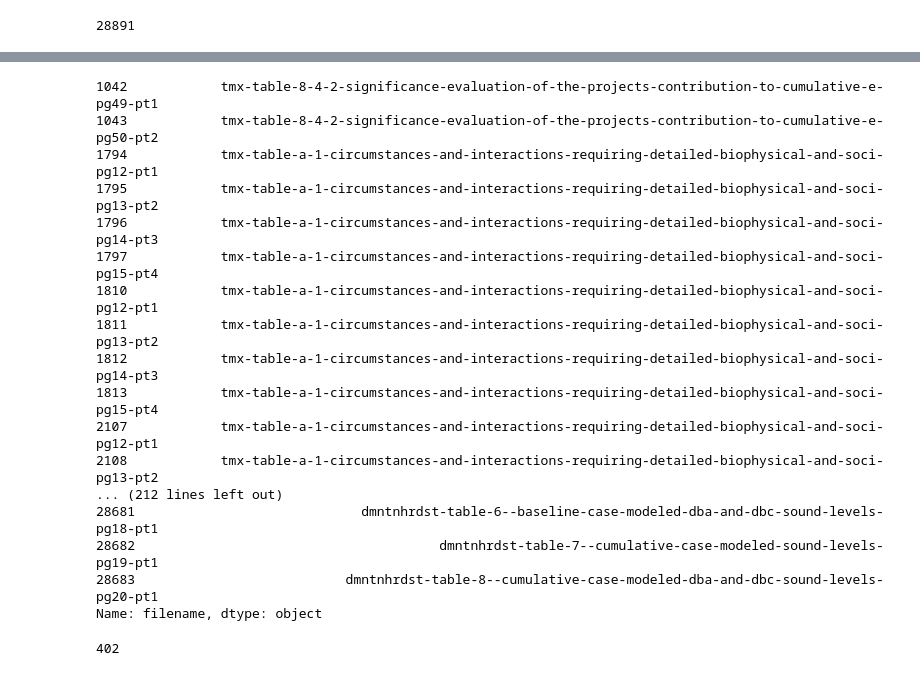
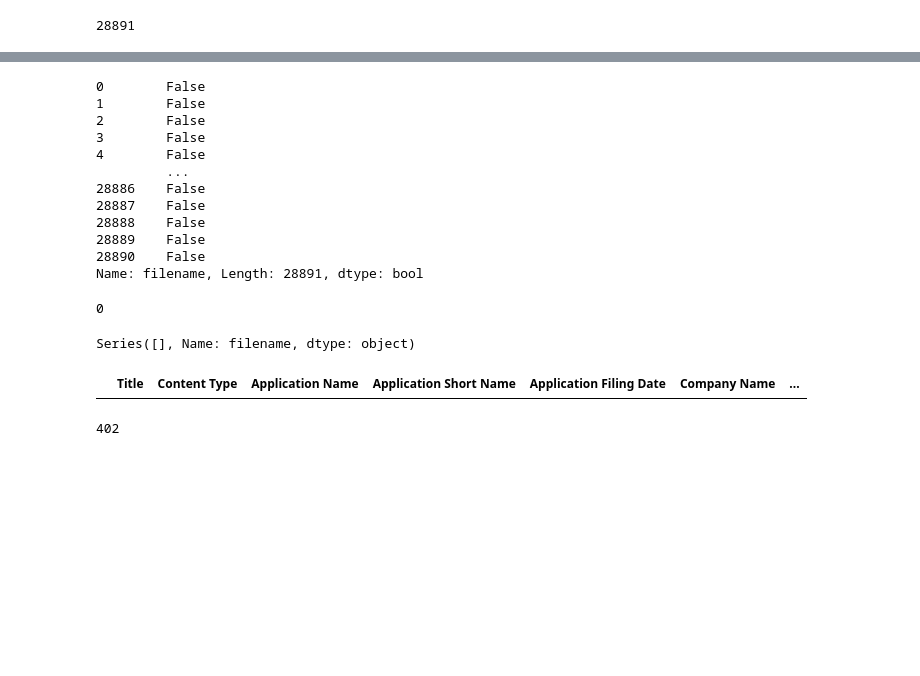
Before and after one commit to CER-REC/esa-data-bank_banque-donnees-ees, a Jupyter notebook: Codes/Section_04_Final_Data_Merge_and_Visualization/rename-csv-files.ipynb, the cells around one changed output, grey strips where cells are left out. Drawn from its saved outputs; the diff is of its cells as text; code cells hidden in the pictures; blank space fills up the shorter version.

```diff
--- a/Codes/Section_04_Final_Data_Merge_and_Visualization/rename-csv-files.ipynb
+++ b/Codes/Section_04_Final_Data_Merge_and_Visualization/rename-csv-files.ipynb
@@ -104,23 +119,31 @@ len(df['filename'].unique())
 # %%
-df['filename'][df['filename'].duplicated() == True]
+df['filename'].duplicated(keep='first') == True
 # %% [output]
-1042            tmx-table-8-4-2-significance-evaluation-of-the-projects-contribution-to-cumulative-e-pg49-pt1
-1043            tmx-table-8-4-2-significance-evaluation-of-the-projects-contribution-to-cumulative-e-pg50-pt2
-1794            tmx-table-a-1-circumstances-and-interactions-requiring-detailed-biophysical-and-soci-pg12-pt1
-1795            tmx-table-a-1-circumstances-and-interactions-requiring-detailed-biophysical-and-soci-pg13-pt2
-1796            tmx-table-a-1-circumstances-and-interactions-requiring-detailed-biophysical-and-soci-pg14-pt3
-1797            tmx-table-a-1-circumstances-and-interactions-requiring-detailed-biophysical-and-soci-pg15-pt4
-1810            tmx-table-a-1-circumstances-and-interactions-requiring-detailed-biophysical-and-soci-pg12-pt1
-1811            tmx-table-a-1-circumstances-and-interactions-requiring-detailed-biophysical-and-soci-pg13-pt2
-1812            tmx-table-a-1-circumstances-and-interactions-requiring-detailed-biophysical-and-soci-pg14-pt3
-1813            tmx-table-a-1-circumstances-and-interactions-requiring-detailed-biophysical-and-soci-pg15-pt4
-2107            tmx-table-a-1-circumstances-and-interactions-requiring-detailed-biophysical-and-soci-pg12-pt1
-2108            tmx-table-a-1-circumstances-and-interactions-requiring-detailed-biophysical-and-soci-pg13-pt2
-... (212 lines left out)
-28681                             dmntnhrdst-table-6--baseline-case-modeled-dba-and-dbc-sound-levels-pg18-pt1
-28682                                       dmntnhrdst-table-7--cumulative-case-modeled-sound-levels-pg19-pt1
-28683                           dmntnhrdst-table-8--cumulative-case-modeled-dba-and-dbc-sound-levels-pg20-pt1
-Name: filename, dtype: object
+0        False
+1        False
+2        False
+3        False
+4        False
+         ...
+28886    False
+28887    False
+28888    False
+28889    False
+28890    False
+Name: filename, Length: 28891, dtype: bool
+# %%
+dup_index = df['filename'][df['filename'].duplicated(keep='first') == True].index.values
+len(dup_index)
+# %% [output]
+0
+# %%
+df['filename'].loc[dup_index]
+# %% [output]
+Series([], Name: filename, dtype: object)
+# %%
+df.loc[dup_index].head()
+# %% [output]
+|  | Title | Content Type | Application Name | Application Short Name | Application Filing Date | Company Name | ... |
 # %%
 df_FRA['nom_du_fichier'].duplicated().sum()
 # %% [output]
```
Also changed, not shown: parts of 13 cells of this notebook.
